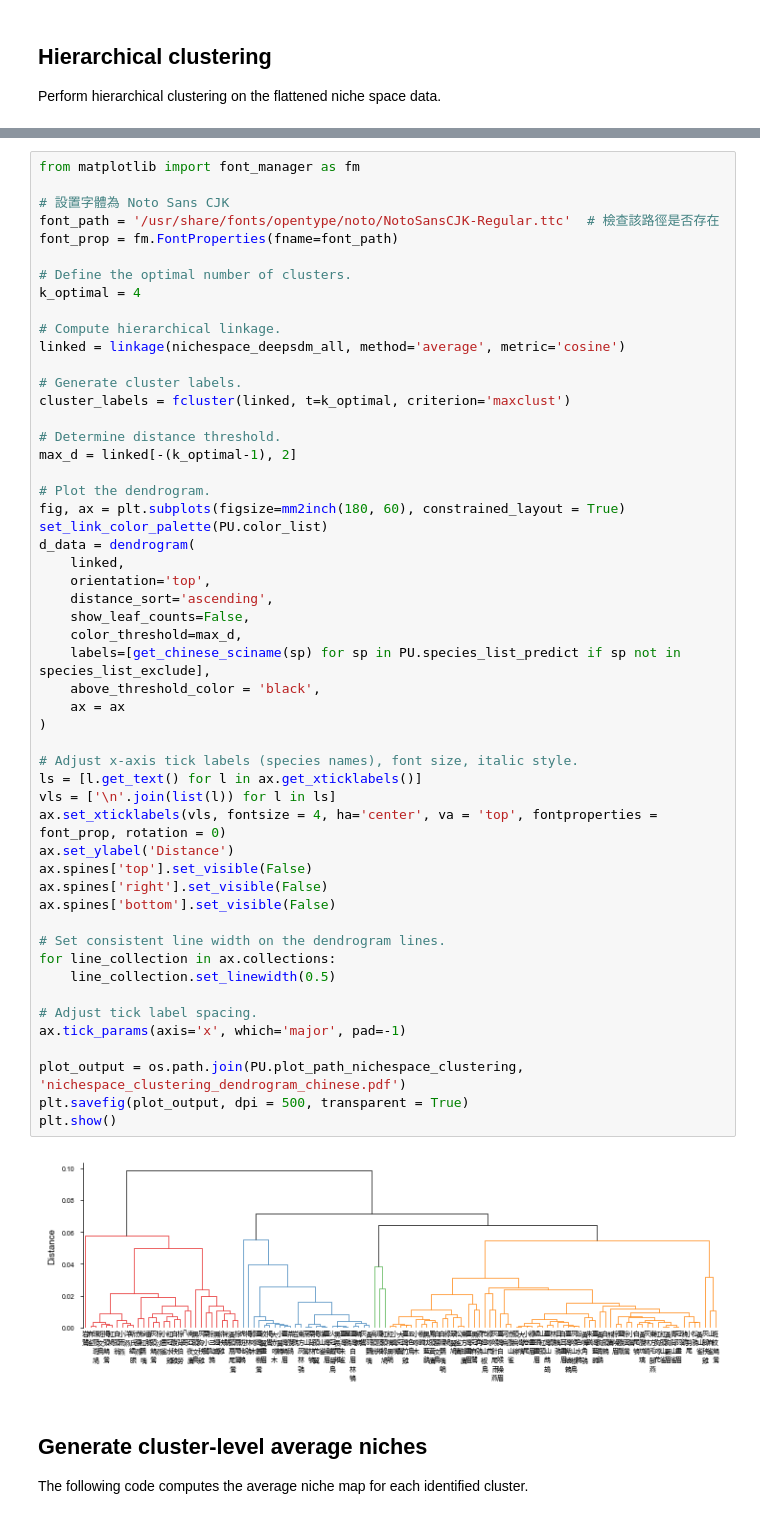
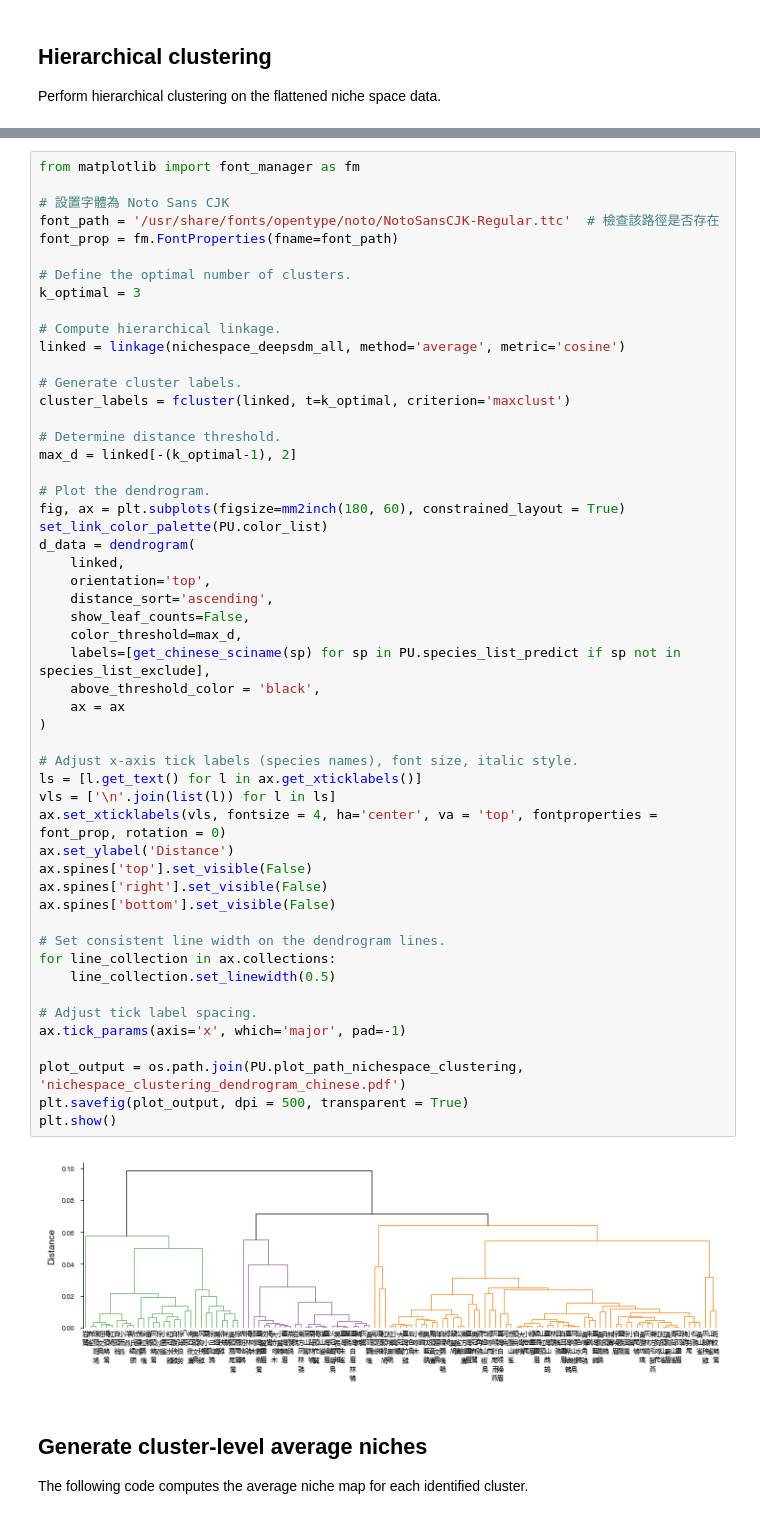
Before and after one commit to KLKua/DeepSDM, a Jupyter notebook: Fig5_nichespace_clustering.ipynb, the cells around one changed output, grey strips where cells are left out. Saved outputs shown, nothing was run; the diff lists cells and outputs as text.

```diff
--- a/Fig5_nichespace_clustering.ipynb
+++ b/Fig5_nichespace_clustering.ipynb
@@ -128,7 +130,7 @@ font_path = '/usr/share/fonts/opentype/noto/NotoSansCJK-Regular.ttc'  # 檢查
 font_prop = fm.FontProperties(fname=font_path)
 
 # Define the optimal number of clusters.
-k_optimal = 4
+k_optimal = 3
 
 # Compute hierarchical linkage.
 linked = linkage(nichespace_deepsdm_all, method='average', metric='cosine')
@@ -146,34 +148,34 @@ d_data = dendrogram(
     linked,
     orientation='top',
     distance_sort='ascending',
     show_leaf_counts=False,
     color_threshold=max_d,
     labels=[get_chinese_sciname(sp) for sp in PU.species_list_predict if sp not in species_list_exclude],
     above_threshold_color = 'black',
     ax = ax
 )
 
 # Adjust x-axis tick labels (species names), font size, italic style.
 ls = [l.get_text() for l in ax.get_xticklabels()]
 vls = ['\n'.join(list(l)) for l in ls]
 ax.set_xticklabels(vls, fontsize = 4, ha='center', va = 'top', fontproperties = font_prop, rotation = 0)
 ax.set_ylabel('Distance')
 ax.spines['top'].set_visible(False)
 ax.spines['right'].set_visible(False)
 ax.spines['bottom'].set_visible(False)
 
 # Set consistent line width on the dendrogram lines.
 for line_collection in ax.collections:
     line_collection.set_linewidth(0.5)
 
 # Adjust tick label spacing.
 ax.tick_params(axis='x', which='major', pad=-1)
 
 plot_output = os.path.join(PU.plot_path_nichespace_clustering, 'nichespace_clustering_dendrogram_chinese.pdf')
 plt.savefig(plot_output, dpi = 500, transparent = True)
 plt.show()
 # %% [output]
-[figure, old version]
+[figure, new version]
 # %% [markdown]
 ## Generate cluster-level average niches
 The following code computes the average niche map for each identified cluster.
```
Also changed, not shown: parts of 24 cells of this notebook, 3 other files.
